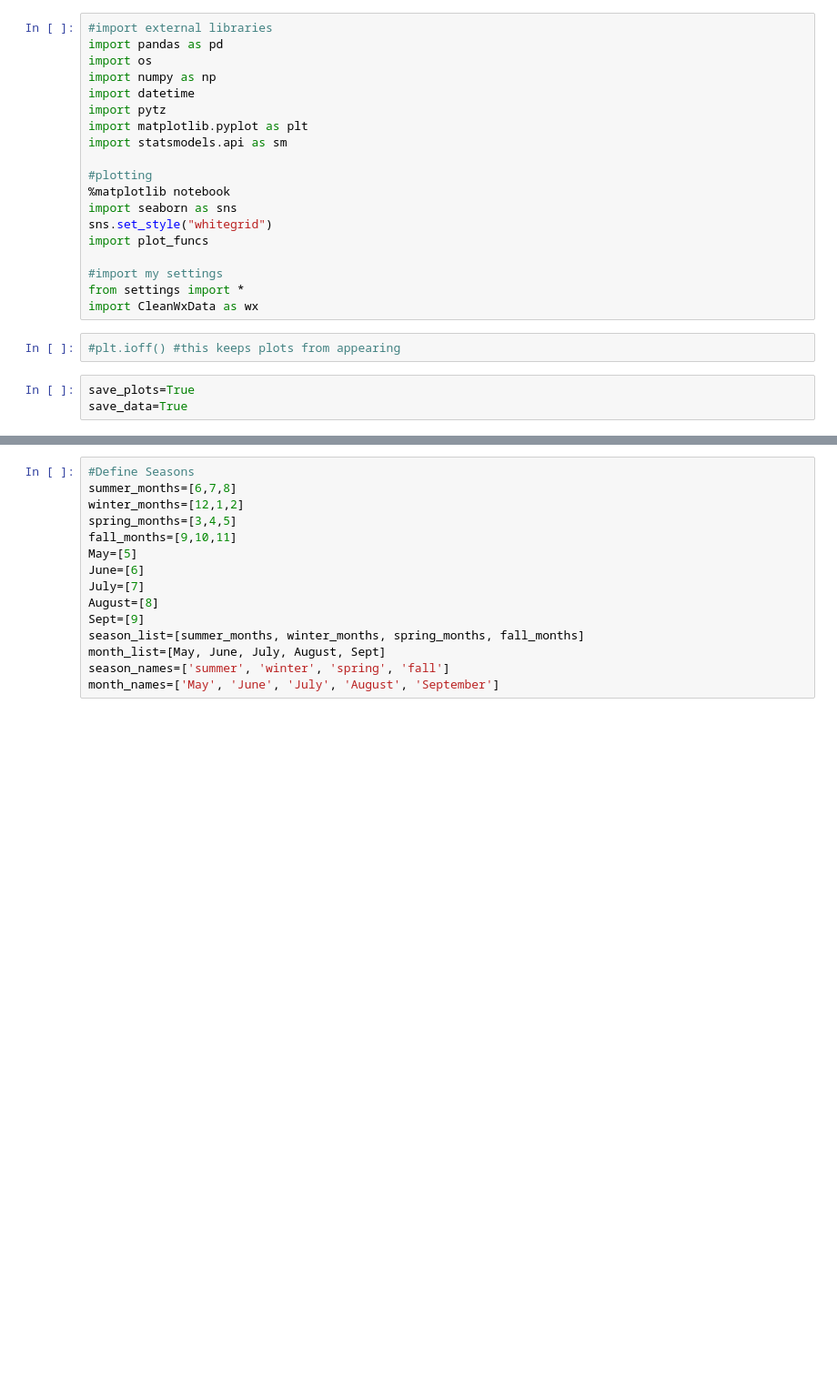
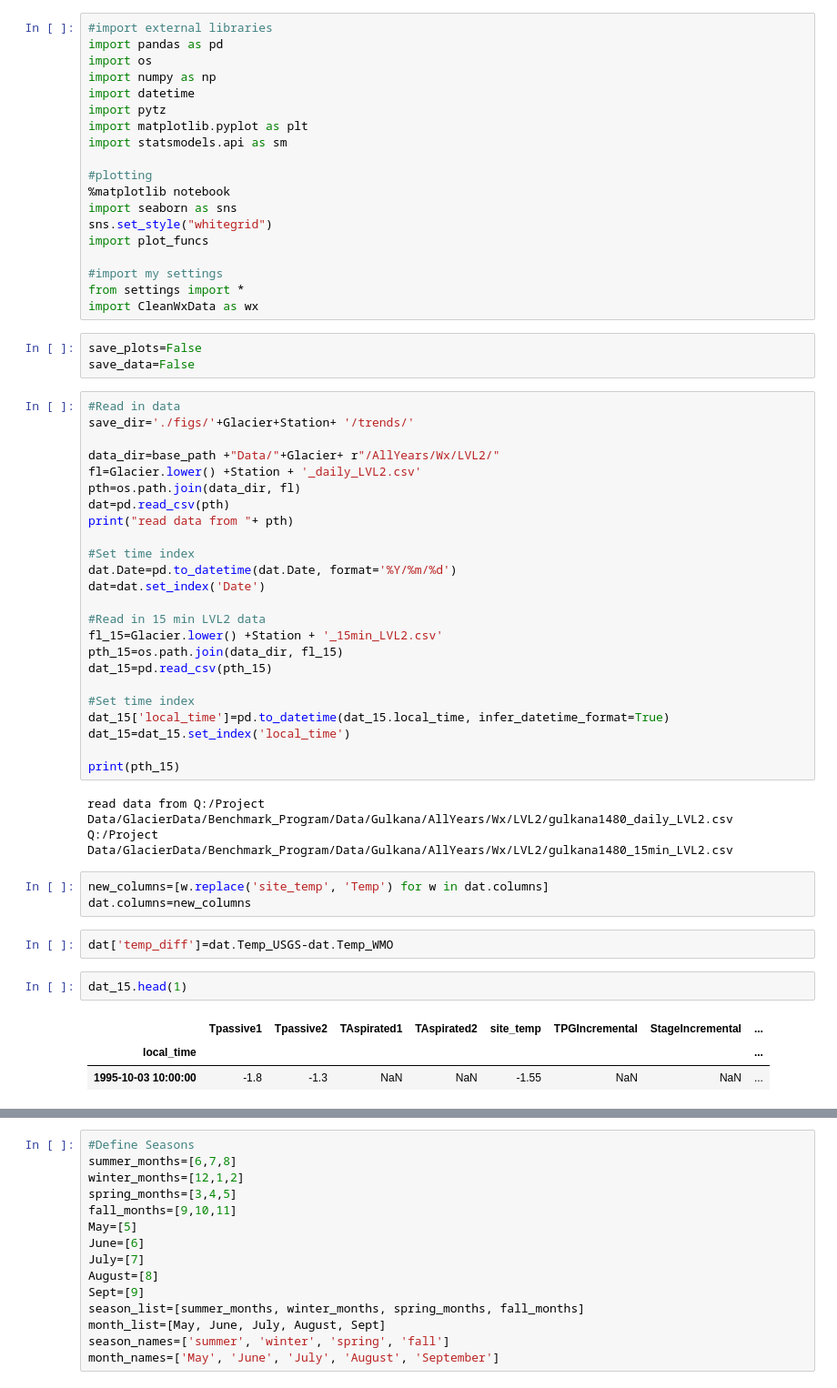
Before and after one commit to ehbaker/WXmunge, a Jupyter notebook: Temperature Trends.ipynb, the cells around one changed output, grey strips where cells are left out. Shown at 91% size. Drawn from its saved outputs; the diff is of its cells as text; blank space fills up the shorter version.

```diff
--- a/Temperature Trends.ipynb
+++ b/Temperature Trends.ipynb
@@ -17,8 +17,44 @@ import plot_funcs
 #import my settings
 from settings import *
 import CleanWxData as wx
-# %%
-#plt.ioff() #this keeps plots from appearing
 # %%
-save_plots=True
-save_data=True
+save_plots=False
+save_data=False
+# %%
+#Read in data
+save_dir='./figs/'+Glacier+Station+ '/trends/'
+
+data_dir=base_path +"Data/"+Glacier+ r"/AllYears/Wx/LVL2/"
+fl=Glacier.lower() +Station + '_daily_LVL2.csv'
+pth=os.path.join(data_dir, fl)
+dat=pd.read_csv(pth)
+print("read data from "+ pth)
+
+#Set time index
+dat.Date=pd.to_datetime(dat.Date, format='%Y/%m/%d')
+dat=dat.set_index('Date')
+
+#Read in 15 min LVL2 data
+fl_15=Glacier.lower() +Station + '_15min_LVL2.csv'
+pth_15=os.path.join(data_dir, fl_15)
+dat_15=pd.read_csv(pth_15)
+
+#Set time index
+dat_15['local_time']=pd.to_datetime(dat_15.local_time, infer_datetime_format=True)
+dat_15=dat_15.set_index('local_time')
+
+print(pth_15)
+# %% [output]
+read data from Q:/Project Data/GlacierData/Benchmark_Program/Data/Gulkana/AllYears/Wx/LVL2/gulkana1480_daily_LVL2.csv
+Q:/Project Data/GlacierData/Benchmark_Program/Data/Gulkana/AllYears/Wx/LVL2/gulkana1480_15min_LVL2.csv
+# %%
+new_columns=[w.replace('site_temp', 'Temp') for w in dat.columns]
+dat.columns=new_columns
+# %%
+dat['temp_diff']=dat.Temp_USGS-dat.Temp_WMO
+# %%
+dat_15.head(1)
+# %% [output]
+|  | Tpassive1 | Tpassive2 | TAspirated1 | TAspirated2 | site_temp | TPGIncremental | StageIncremental | ... |
+| local_time |  |  |  |  |  |  |  | ... |
+| 1995-10-03 10:00:00 | -1.8 | -1.3 | NaN | NaN | -1.55 | NaN | NaN | ... |
```
Also changed, not shown: parts of 17 cells of this notebook, 4 other files.
